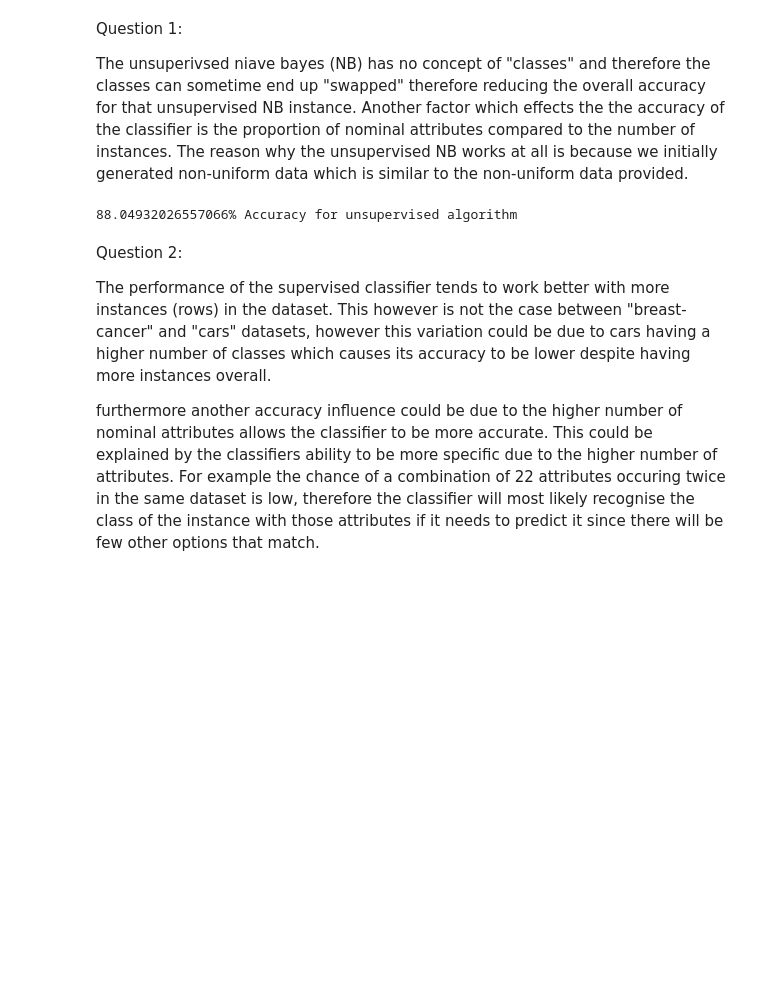
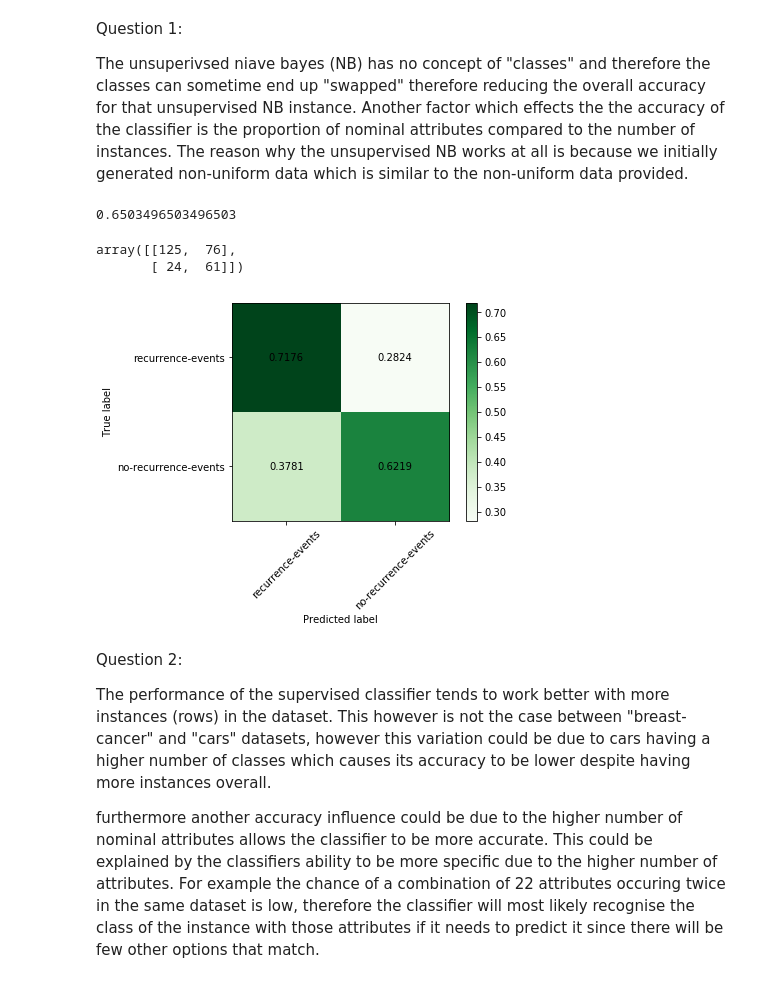
Before and after one commit to ArmaanMcleod/COMP30027-Project1, a Jupyter notebook: Assignment-1.ipynb, the cells around one changed output. Saved outputs shown, nothing was run; the diff lists cells and outputs as text; code cells hidden in the pictures; blank space fills up the shorter version.

```diff
--- a/Assignment-1.ipynb
+++ b/Assignment-1.ipynb
@@ -209,20 +368,24 @@ Question 1:
 
 The unsuperivsed niave bayes (NB) has no concept of "classes" and therefore the classes can sometime end up "swapped" therefore reducing the overall accuracy for that unsupervised NB instance. Another factor which effects the the accuracy of the classifier is the proportion of nominal attributes compared to the number of instances. The reason why the unsupervised NB works at all is because we initially generated non-uniform data which is similar to the non-uniform data provided.
 # %%
-filepath = "./datasets/hypothyroid-dos.csv"
+filepath = "./datasets/breast-cancer-dos.csv"
 
 #driver made to preprocess train and evaluate an unsupervised classifier
 def unsuper_driver():
     unsuper_df, classes = unsupervised_preprocess()
     probList, classes, priors = train_unsupervised(unsuper_df, classes)
     testdf = pd.read_csv(filepath, header = None)
 
+
     return evaluate_unsupervised(testdf,probList,classes,priors)
+unsuper_driver()
 
-
-print(str(unsuper_driver()*100)+'%' + " Accuracy for unsupervised algorithm")
+#print(str(unsuper_driver()*100)+'%' + " Accuracy for unsupervised algorithm")
 # %% [output]
-88.04932026557066% Accuracy for unsupervised algorithm
+0.6503496503496503
+array([[125,  76],
+       [ 24,  61]])
+[figure, added]
 # %% [markdown]
 Question 2:
 
```
Also changed, not shown: parts of 4 cells of this notebook.
